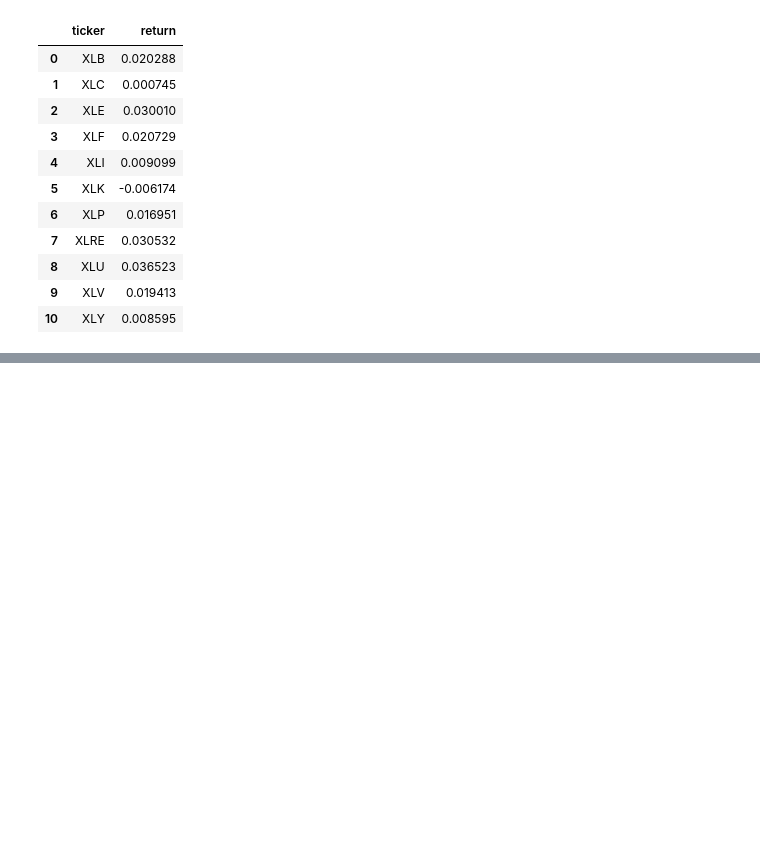
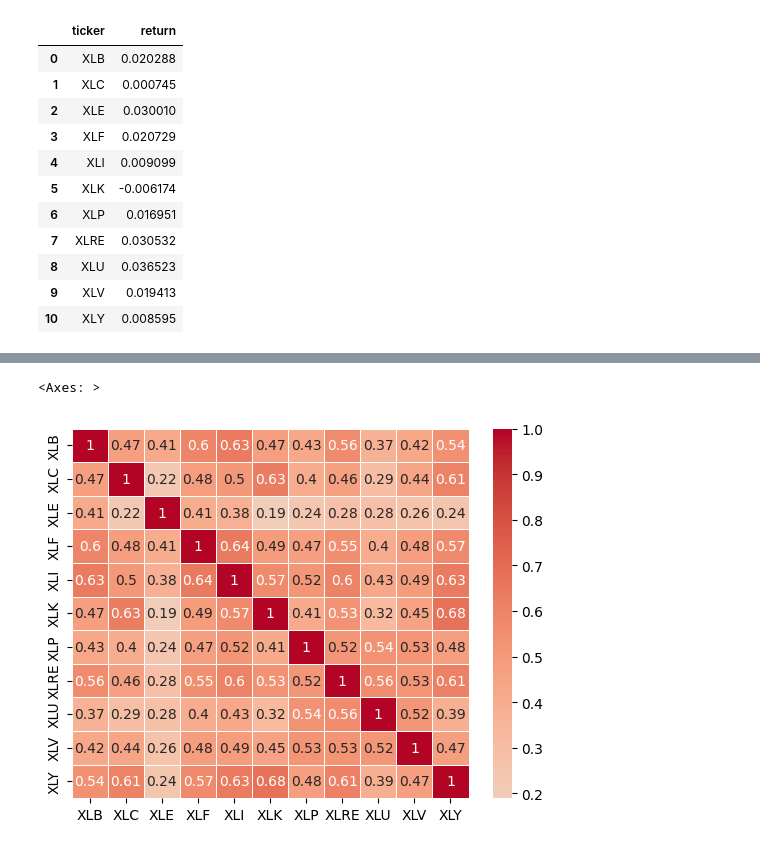
Before and after one commit to microprediction/monteprediction_colab_examples, a Jupyter notebook: monteprediction_entry.ipynb, the cells around one changed output, grey strips where cells are left out. Drawn from its saved outputs; the diff is of its cells as text; code cells hidden in the pictures; blank space fills up the shorter version.

```diff
--- a/monteprediction_entry.ipynb
+++ b/monteprediction_entry.ipynb
@@ -282,0 +261,7 @@ get_mean('2024-04-01')
+# %%
+from monteprediction.api import get_correlation, get_covariance
+corr = get_correlation('2024-04-01')
+sns.heatmap(corr, annot=True, cmap='coolwarm', center=0, linewidths=0.5)
+# %% [output]
+<Axes: >
+[figure, added]
```
Also changed, not shown: parts of 7 cells of this notebook.
